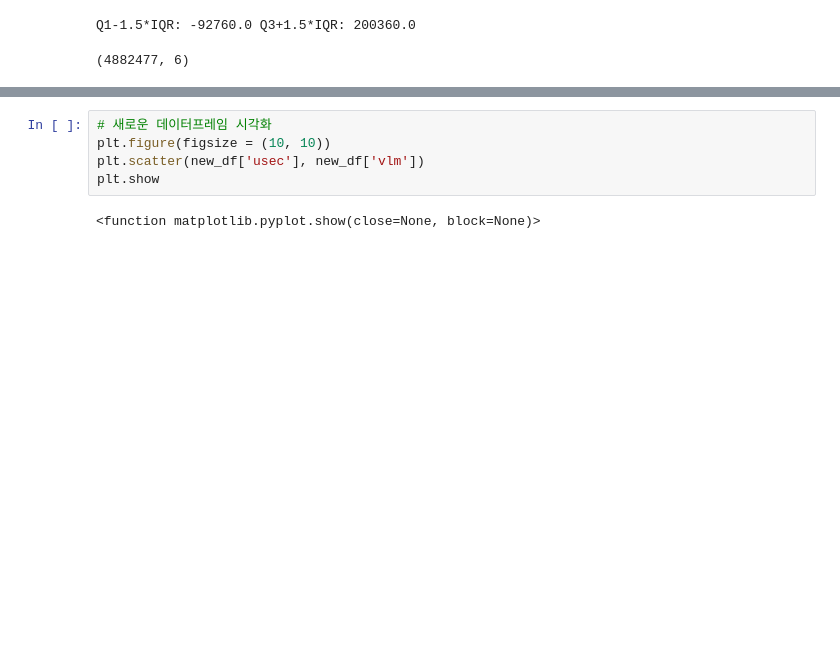
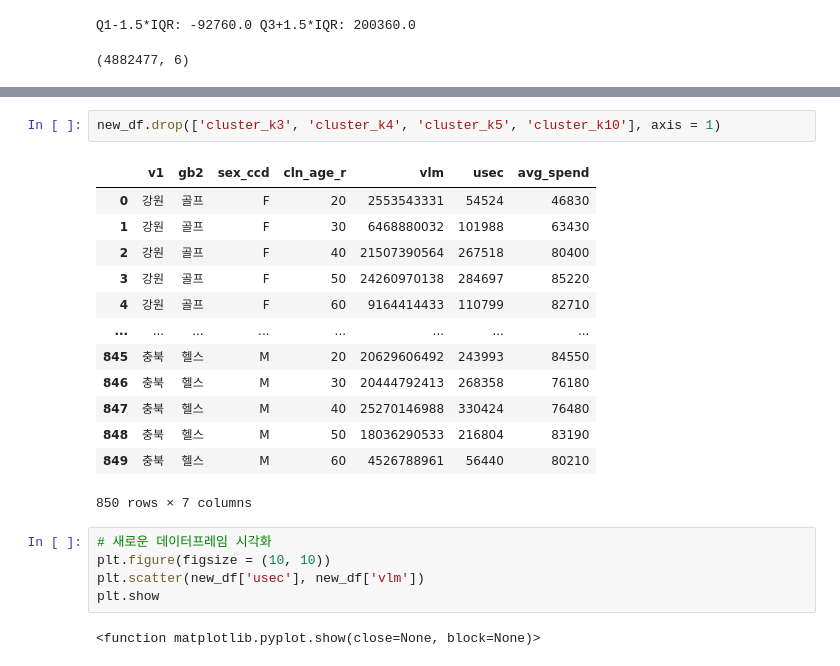
Before and after one commit to stat-thon/2022-project-sports-DATA-133, a Jupyter notebook: card_sports_eda.ipynb, the cells around one changed output, grey strips where cells are left out. Drawn from its saved outputs; the diff is of its cells as text; blank space fills up the shorter version.

```diff
--- a/card_sports_eda.ipynb
+++ b/card_sports_eda.ipynb
@@ -85,3 +101,19 @@ Q1-1.5*IQR: -92760.0 Q3+1.5*IQR: 200360.0
+# %%
+new_df.drop(['cluster_k3', 'cluster_k4', 'cluster_k5', 'cluster_k10'], axis = 1)
+# %% [output]
+|  | v1 | gb2 | sex_ccd | cln_age_r | vlm | usec | avg_spend |
+| 0 | 강원 | 골프 | F | 20 | 2553543331 | 54524 | 46830 |
+| 1 | 강원 | 골프 | F | 30 | 6468880032 | 101988 | 63430 |
+| 2 | 강원 | 골프 | F | 40 | 21507390564 | 267518 | 80400 |
+| 3 | 강원 | 골프 | F | 50 | 24260970138 | 284697 | 85220 |
+| 4 | 강원 | 골프 | F | 60 | 9164414433 | 110799 | 82710 |
+| ... | ... | ... | ... | ... | ... | ... | ... |
+| 845 | 충북 | 헬스 | M | 20 | 20629606492 | 243993 | 84550 |
+| 846 | 충북 | 헬스 | M | 30 | 20444792413 | 268358 | 76180 |
+| 847 | 충북 | 헬스 | M | 40 | 25270146988 | 330424 | 76480 |
+| 848 | 충북 | 헬스 | M | 50 | 18036290533 | 216804 | 83190 |
+| 849 | 충북 | 헬스 | M | 60 | 4526788961 | 56440 | 80210 |
+850 rows × 7 columns
 # %%
 # 새로운 데이터프레임 시각화
 plt.figure(figsize = (10, 10))
```
Also changed, not shown: parts of 15 cells of this notebook, 1 other file.
